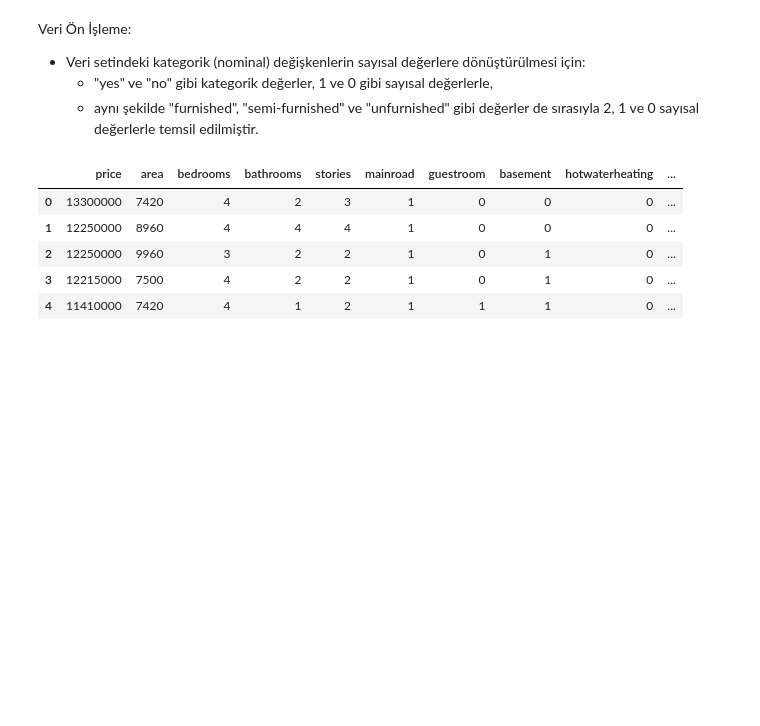
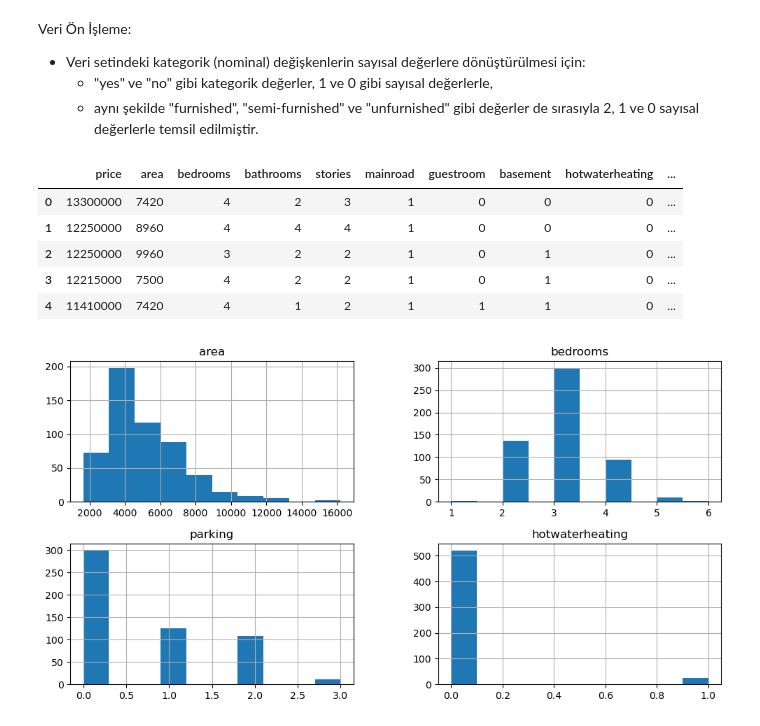
Before and after one commit to Tubaakbas/Machine-Learning, a Jupyter notebook: machine-learning.ipynb, the cells around one changed output. Cells and saved outputs as stored; diff of their text form; code cells hidden in the pictures; blank space fills up the shorter version.

```diff
--- a/machine-learning.ipynb
+++ b/machine-learning.ipynb
@@ -115,0 +121,7 @@ df.head()
+# %%
+plt.rcParams['figure.figsize']= (12, 6)
+viz=df[['area', 'bedrooms', 'parking','hotwaterheating' ]]
+viz.hist()
+plt.show()
+# %% [output]
+[figure, added]
```
Also changed, not shown: parts of 14 cells of this notebook.
